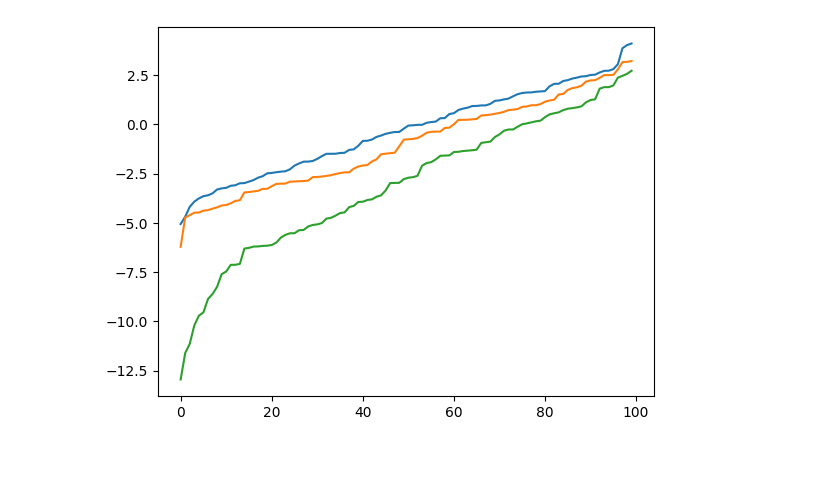
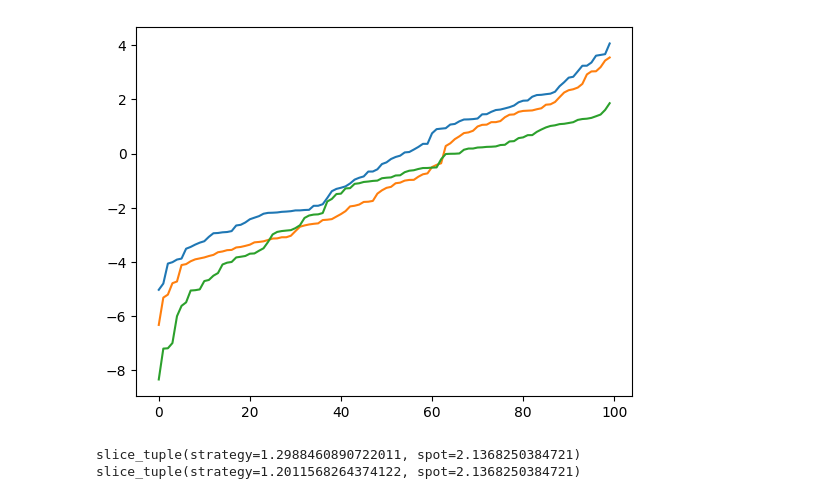
Before and after one commit to Sy-Sang/finance_utils, a Jupyter notebook: finance_utils/asset/spot/nb/nb3.ipynb, the cells around one changed output. Drawn from its saved outputs; the diff is of its cells as text; code cells hidden in the pictures; blank space fills up the shorter version.

```diff
--- a/finance_utils/asset/spot/nb/nb3.ipynb
+++ b/finance_utils/asset/spot/nb/nb3.ipynb
@@ -53,3 +54,3 @@ pyplot.show()
 # %%
-s1_test = scap.price_qualified_cap(10000, 0.5, 1.5)
+s1_test = scap.price_qualified_cap(10000, 0.9, 1.1)
 # %%
@@ -69,7 +70,13 @@ pyplot.show()
 # %%
-pyplot.plot(sorted(scap_test.slice_sharp().spot_sharp))
-pyplot.plot(sorted(scap_test.slice_sharp().yield_sharp))
-pyplot.plot(sorted(s1_test.slice_sharp().yield_sharp))
+pyplot.plot(sorted(scap_test.slice_sharp().spot))
+pyplot.plot(sorted(scap_test.slice_sharp().strategy))
+pyplot.plot(sorted(s1_test.slice_sharp().strategy))
 pyplot.show()
 # %% [output]
-[figure, old version]
+[figure, new version]
+# %%
+print(scap_test.slice_utility_ratio(0.5, 0.1, positive_utility_function=LogUtilityFunction()))
+print(s1_test.slice_utility_ratio(0.5, 0.1, positive_utility_function=LogUtilityFunction()))
+# %% [output]
+slice_tuple(strategy=1.2988460890722011, spot=2.1368250384721)
+slice_tuple(strategy=1.2011568264374122, spot=2.1368250384721)
```
Also changed, not shown: parts of 8 cells of this notebook, 2 other files.
